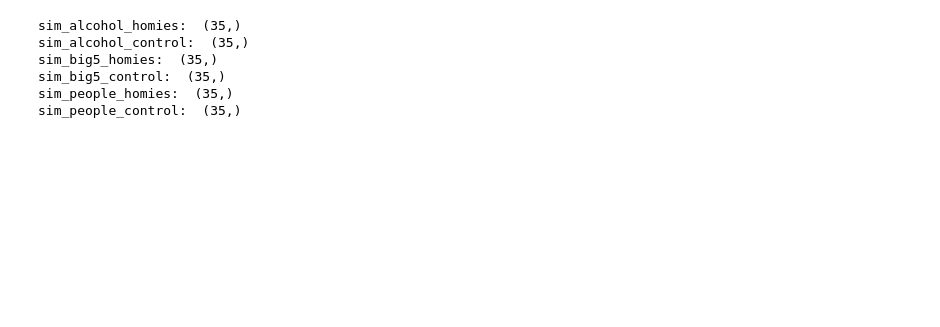
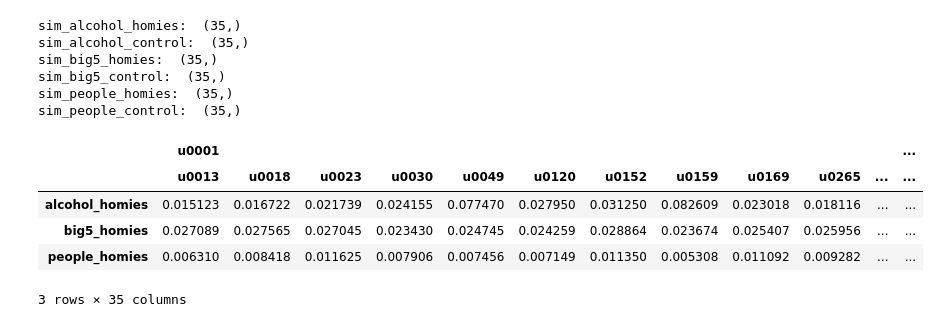
Before and after one commit to AllanLRH/master_thesis, a Jupyter notebook: morequestions/bluetooth_graph_analysis.ipynb, the cells around one changed output. Saved outputs shown, nothing was run; the diff lists cells and outputs as text; code cells hidden in the pictures; blank space fills up the shorter version.

```diff
--- a/morequestions/bluetooth_graph_analysis.ipynb
+++ b/morequestions/bluetooth_graph_analysis.ipynb
@@ -221,3 +50,12 @@ sim_big5_homies:  (35,)
 sim_big5_control:  (35,)
 sim_people_homies:  (35,)
 sim_people_control:  (35,)
+# %%
+dct['u0001'][0]
+# %% [output]
+|  | u0001 |  |  |  |  |  |  |  |  |  |  | ... |
+|  | u0013 | u0018 | u0023 | u0030 | u0049 | u0120 | u0152 | u0159 | u0169 | u0265 | ... | ... |
+| alcohol_homies | 0.015123 | 0.016722 | 0.021739 | 0.024155 | 0.077470 | 0.027950 | 0.031250 | 0.082609 | 0.023018 | 0.018116 | ... | ... |
+| big5_homies | 0.027089 | 0.027565 | 0.027045 | 0.023430 | 0.024745 | 0.024259 | 0.028864 | 0.023674 | 0.025407 | 0.025956 | ... | ... |
+| people_homies | 0.006310 | 0.008418 | 0.011625 | 0.007906 | 0.007456 | 0.007149 | 0.011350 | 0.005308 | 0.011092 | 0.009282 | ... | ... |
+3 rows × 35 columns
```
Also changed, not shown: parts of 30 cells of this notebook, 1 other file.
